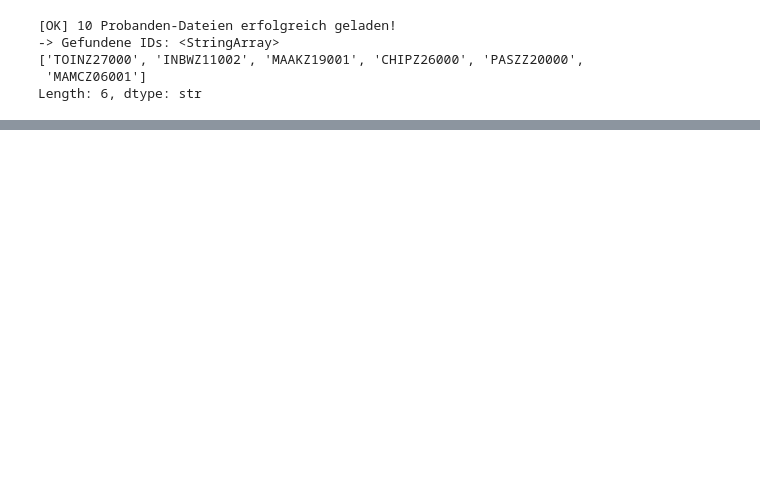
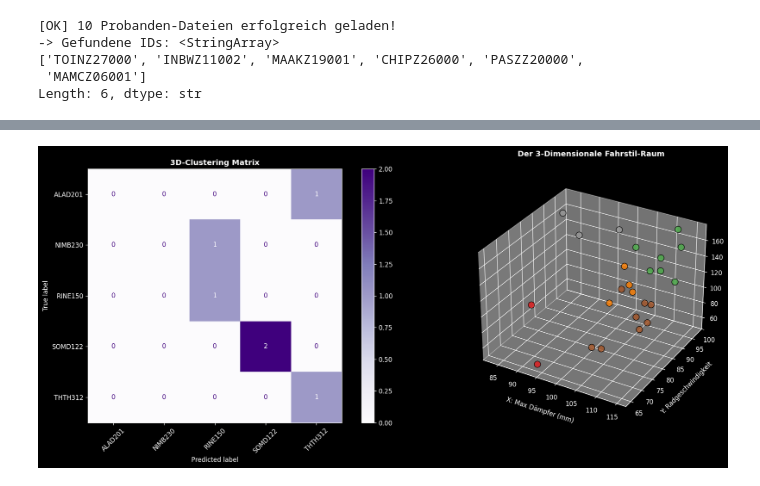
Before and after one commit to Riggi0815/ISKI, a Jupyter notebook: 1_daten_exploration.ipynb, the cells around one changed output, grey strips where cells are left out. Cells and saved outputs as stored; diff of their text form; code cells hidden in the pictures; blank space fills up the shorter version.

```diff
--- a/1_daten_exploration.ipynb
+++ b/1_daten_exploration.ipynb
@@ -219,0 +299,88 @@ Prozentuale Verteilung der Fahrstile je Fahrer:
+# %%
+from sklearn.model_selection import train_test_split
+from sklearn.preprocessing import StandardScaler
+from sklearn.cluster import KMeans
+from sklearn.metrics import classification_report, confusion_matrix, ConfusionMatrixDisplay
+import matplotlib.pyplot as plt
+from mpl_toolkits.mplot3d import Axes3D
+import pandas as pd
+
+try:
+    # 1. DER 80/20 SPLIT
+    train_df, test_df = train_test_split(
+        df_master_ml, test_size=0.2, random_state=42, stratify=df_master_ml['Fahrer_ID']
+    )
+
+    # 2. DIE 3 DIMENSIONEN (X, Y und Z) AUSWÄHLEN
+    features_3d = ['s_damperFL_max', 'v_tyreFL_mean', 's_damperFL_var']
+
+    X_train_3d = train_df[features_3d]
+    X_test_3d = test_df[features_3d]
+
+    # 3. SKALIEREN (Der Raum muss perfekt quadratisch sein)
+    scaler_3d = StandardScaler()
+    X_train_scaled = scaler_3d.fit_transform(X_train_3d)
+    X_test_scaled = scaler_3d.transform(X_test_3d)
+
+    # 4. KI TRAINIEREN IM 3D-RAUM
+    print("[KI] Trainiere k-Means im dreidimensionalen Raum...")
+    kmeans_3d = KMeans(n_clusters=5, random_state=42, n_init=10)
+    train_df['Cluster_3D'] = kmeans_3d.fit_predict(X_train_scaled)
+
+    # 5. MAJORITY VOTING (Fahrer-Namensschilder kleben)
+    cluster_zu_fahrer_3d = {}
+    for cluster_id in range(5):
+        cluster_daten = train_df[train_df['Cluster_3D'] == cluster_id]
+        if not cluster_daten.empty:
+            cluster_zu_fahrer_3d[cluster_id] = cluster_daten['Fahrer_ID'].mode()[0]
+        else:
+            cluster_zu_fahrer_3d[cluster_id] = "Unbekannt"
+
+    # 6. DIE KLAUSUR SCHREIBEN
+    test_df['Vorhergesagter_Cluster'] = kmeans_3d.predict(X_test_scaled)
+    test_df['Erkannter_Fahrer_3D'] = test_df['Vorhergesagter_Cluster'].map(cluster_zu_fahrer_3d)
+
+    # 7. AUSWERTUNG ZEICHNEN
+    y_true_test = test_df['Fahrer_ID']
+    y_pred_test = test_df['Erkannter_Fahrer_3D']
+
+    print("\n--- ERGEBNIS DER 3D-KLAUSUR ---")
+    print(classification_report(y_true_test, y_pred_test, zero_division=0))
+
+    # Die Visualisierung: Matrix und 3D-Würfel nebeneinander
+    fig = plt.figure(figsize=(18, 7), dpi=120)
+
+    # Links: Matrix
+    ax1 = fig.add_subplot(121)
+    cm = confusion_matrix(y_true_test, y_pred_test)
+    labels = sorted(y_true_test.unique())
+    disp = ConfusionMatrixDisplay(confusion_matrix=cm, display_labels=labels)
+    disp.plot(ax=ax1, cmap=plt.cm.Purples, xticks_rotation=45)
+    ax1.set_title("3D-Clustering Matrix", fontweight='bold')
+
+    # Rechts: Echter 3D-Plot
+    ax2 = fig.add_subplot(122, projection='3d')
+
+    # Punkte in den 3D Raum werfen
+    scatter = ax2.scatter(
+        train_df['s_damperFL_max'],
+        train_df['v_tyreFL_mean'],
+        train_df['s_damperFL_var'],
+        c=train_df['Cluster_3D'],
+        cmap='Set1',
+        s=100,
+        edgecolor='k',
+        alpha=0.8
+    )
+
+    ax2.set_title("Der 3-Dimensionale Fahrstil-Raum", fontweight='bold', pad=20)
+    ax2.set_xlabel("X: Max Dämpfer (mm)", labelpad=10)
+    ax2.set_ylabel("Y: Radgeschwindigkeit", labelpad=10)
+    ax2.set_zlabel("Z: Dämpfer-Varianz", labelpad=10)
+
+    plt.tight_layout()
+    plt.show()
+
+except Exception as e:
+    print(f"\n[FAIL] Fehler im 3D-Modul: {e}")
+# %% [output]
@@ -219,0 +401 @@ Prozentuale Verteilung der Fahrstile je Fahrer:
+[figure, added]
```
Also changed, not shown: parts of 5 cells of this notebook.
